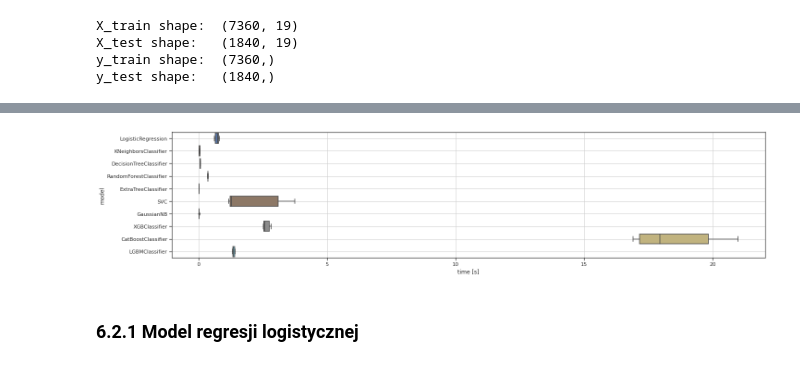
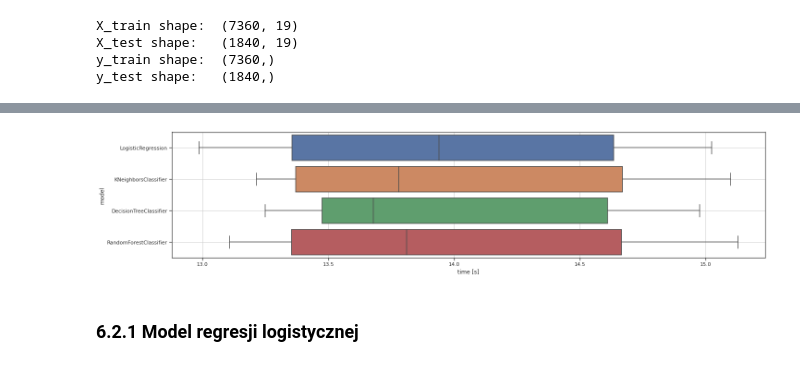
Before and after one commit to ArminD93/KeplerExoplanetSearchResults, a Jupyter notebook: KeplerExoplanetSearchResults.ipynb, the cells around one changed output, grey strips where cells are left out. Drawn from its saved outputs; the diff is of its cells as text; code cells hidden in the pictures.

Commit message:
Zastosowanie GridSearchCV w pipeline

```diff
--- a/KeplerExoplanetSearchResults.ipynb
+++ b/KeplerExoplanetSearchResults.ipynb
@@ -730,12 +712,12 @@ preprocessor = ColumnTransformer(
 
 # klasyfikatory
 classifiers = [
-    LogisticRegression(max_iter=500),
+    LogisticRegression(),
     KNeighborsClassifier(3), # 3 bo mamy dwie klasy ??
     DecisionTreeClassifier(max_depth=4, random_state=42 ),
     RandomForestClassifier(n_estimators=15, random_state=42 ),
-    SVC(C=1.0, kernel='rbf'),
-    GaussianNB()
+    # SVC(C=1.0, kernel='rbf'),
+    # GaussianNB()
 ]
 
 # transformatory dla kolumn liczbowych
@@ -757,3 +753,8 @@ models_df = pd.DataFrame()
 
 # utworzenie pipeline:
 pipe = Pipeline( steps = [ ('preprocessor', preprocessor), ('classifier', None) ] )
+# %%
+%%time
+
+grid_search = GridSearchCV( pipe, grid_param, cv=3, verbose=0, scoring='accuracy')
+best_model = grid_search.fit( X_train, y_train )
@@ -760,4 +788,6 @@ pipe = Pipeline( steps = [ ('preprocessor', preprocessor), ('classifier', None)
 # %%
+%%time
+
 # dla każdego typu modelu zmieniamy kolejne transformatory kolumn
 for model in classifiers:
     for num_tr in scalers:
@@ -768,13 +798,16 @@ for model in classifiers:
                 # 'preprocessor__categorical__cat_trans': cat_tr,
                 'classifier': model
             }
+
             pipe.set_params(**pipe_params)
+            grid_search = GridSearchCV( pipe, grid_param, cv=3, verbose=0, scoring='accuracy')
 
             start_time = time.time()
-            pipe.fit(X_train, y_train)   # trenowanie modelu
+            # pipe.fit(X_train, y_train)   # trenowanie modelu
+            best_model = grid_search.fit( X_train, y_train )
             end_time = time.time()
 
-            score = pipe.score(X_test, y_test) # zapisanie wyniku
+            score = best_model.score(X_test, y_test)  # pipe.score(X_test, y_test) # zapisanie wyniku
 
             param_dict = {
                         'model': model.__class__.__name__,
@@ -788,12 +821,14 @@ for model in classifiers:
             models_df = models_df.append(pd.DataFrame(param_dict, index=[0]))
 
 
-            neptune.create_experiment('KeplerExoplanet_ml_test_1')
-            neptune.log_text('model',          model.__class__.__name__)
-            neptune.log_text('num_trans',      num_tr.__class__.__name__)
-            neptune.log_metric('Accuracy',     score)
-            neptune.log_metric('time_elapsed', end_time - start_time)
-            neptune.stop()
+            # neptune.log_text('model',          model.__class__.__name__)
+            # neptune.log_text('num_trans',      num_tr.__class__.__name__)
+            # neptune.log_metric('Accuracy',     score)
+            # neptune.log_metric('time_elapsed', end_time - start_time)
+
+            # neptune.append_tag('finished_successfully')
+
+
 
 models_df.reset_index(drop=True, inplace=True)
 # %% [output]
@@ -925,12 +951,17 @@ ValueError: ignored
 # %%
 # Porównanie czasów trenowania modeli:
 
-plt.figure(figsize=(23, 5))
+fig = plt.figure(figsize=(23, 5))
 
 g = sns.boxplot(data=models_df, x='time_elapsed', y='model')
 g.set(xlabel='time [s]')
 
 plt.grid()
+
+
+# neptune.log_image('Box_plot_Models_time_elapsed', fig)
+
+
 plt.show()
 # %% [output]
-[figure, old version]
+[figure, new version]
```
Also changed, not shown: parts of 24 cells of this notebook.
